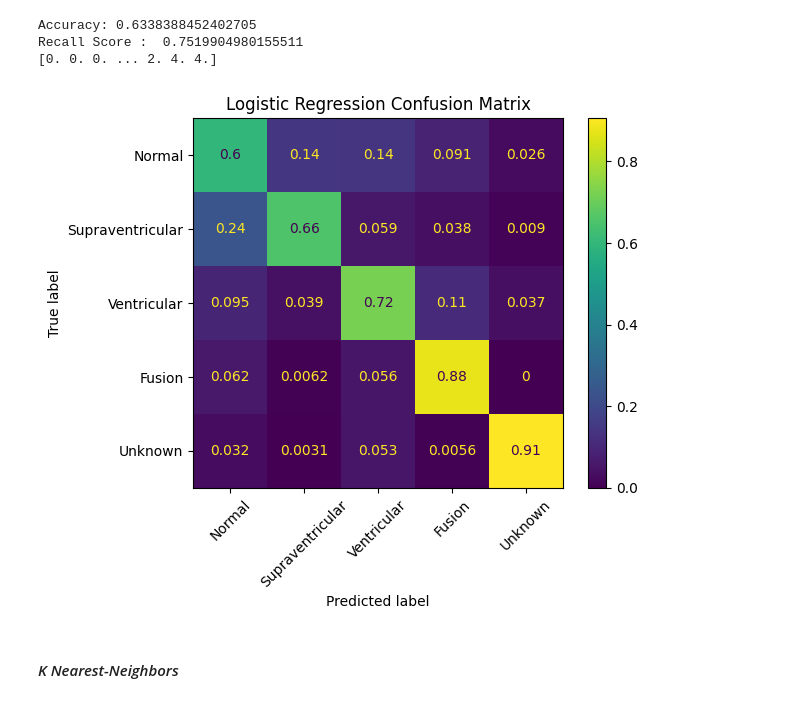
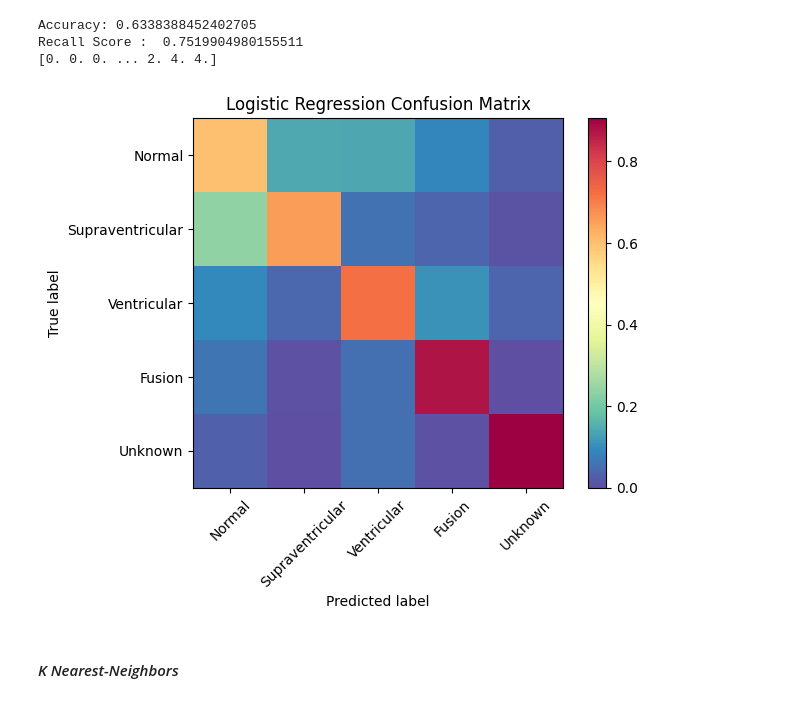
Before and after one commit to Dhawal-Modi/DSC_2024_Space_Jam, a Jupyter notebook: Task2.ipynb, the cells around one changed output. Drawn from its saved outputs; the diff is of its cells as text; code cells hidden in the pictures.

```diff
--- a/Task2.ipynb
+++ b/Task2.ipynb
@@ -226,13 +236,13 @@ Recall Score :  0.7519904980155511
 [0. 0. 0. ... 2. 4. 4.]
 # %%
 cm_display = metrics.ConfusionMatrixDisplay(confusion_matrix  = confusion_matrix_LR, display_labels = ["Normal", "Supraventricular", "Ventricular", "Fusion", "Unknown"])
-cm_display.plot()
+cm_display.plot(include_values = False, cmap = 'Spectral_r')
 
 plt.xticks(rotation = 45)
 plt.title("Logistic Regression Confusion Matrix")
 plt.show()
 # %% [output]
-[figure, old version]
+[figure, new version]
 # %%
 accuracy.append(accuracyLR)
 # %% [markdown]
```
Also changed, not shown: parts of 4 cells of this notebook.
